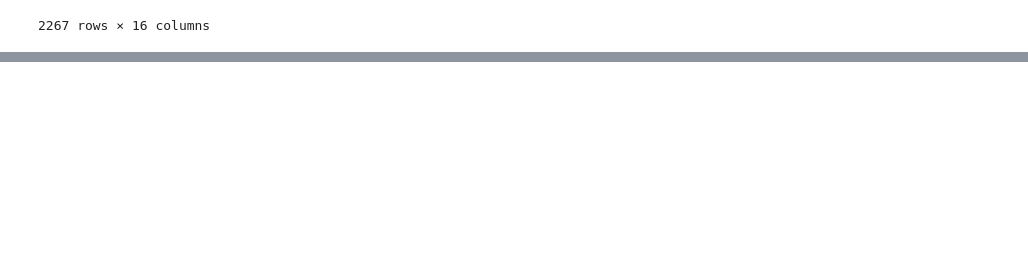
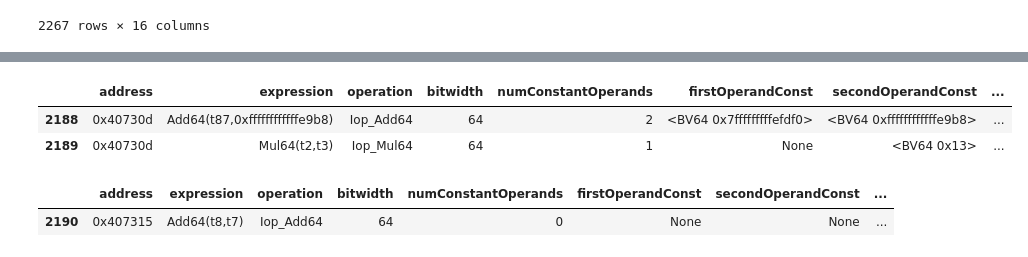
Before and after one commit to counter-optimization/checker, a Jupyter notebook: explore-comp-simp.ipynb, the cells around one changed output, grey strips where cells are left out. Saved outputs shown, nothing was run; the diff lists cells and outputs as text; code cells hidden in the pictures; blank space fills up the shorter version.

Commit message:
adds some more exploration stuff for validating the small bitwidth solver checker on curve22519 f51 fmul2

```diff
--- a/explore-comp-simp.ipynb
+++ b/explore-comp-simp.ipynb
@@ -45,0 +78,46 @@ memory usage: 190.5+ KB
+# %%
+"""
+Checking out
+   14 | ------ IMark(0x40730d, 8, 0) ------
+   15 | t87 = GET:I64(rbp)
+   16 | t86 = Add64(t87,0xffffffffffffe9b8)
+   17 | t5 = t86
+   18 | t2 = LDle:I64(t5)
+   19 | t3 = 0x0000000000000013
+   20 | t4 = Mul64(t2,t3)
+   21 | PUT(cc_op) = 0x0000000000000034
+   22 | PUT(cc_dep1) = t2
+   23 | PUT(cc_dep2) = t3
+   24 | PUT(rcx) = t4
+   25 | PUT(rip) = 0x0000000000407315
+   26 | ------ IMark(0x407315, 3, 0) ------
+   27 | t8 = GET:I64(rax)
+   28 | t7 = GET:I64(rcx)
+   29 | t6 = Add64(t8,t7)
+   30 | PUT(cc_op) = 0x0000000000000004
+   31 | PUT(cc_dep1) = t8
+   32 | PUT(cc_dep2) = t7
+   33 | PUT(rax) = t6
+   34 | PUT(rip) = 0x0000000000407318
+
+   which is
+
+    730d: 48 6b 8d b8 e9 ff ff 13      	imul	rcx, qword ptr [rbp - 5704], 19
+    7315: 48 01 c8                     	add	rax, rcx
+
+    which is
+      u64 l_10 = tmp0 + c4 * (u64)19U;
+
+    I want to see any CSV rows for address 0x40730d
+"""
+data[data["address"].str.match("0x40730d")]
+# %% [output]
+|  | address | expression | operation | bitwidth | numConstantOperands | firstOperandConst | secondOperandConst | ... |
+| 2188 | 0x40730d | Add64(t87,0xffffffffffffe9b8) | Iop_Add64 | 64 | 2 | <BV64 0x7fffffffffefdf0> | <BV64 0xffffffffffffe9b8> | ... |
+| 2189 | 0x40730d | Mul64(t2,t3) | Iop_Mul64 | 64 | 1 | None | <BV64 0x13> | ... |
+# %%
+# now the follow up insn at "0x407315"
+data[data["address"].str.match("0x407315")]
+# %% [output]
+|  | address | expression | operation | bitwidth | numConstantOperands | firstOperandConst | secondOperandConst | ... |
+| 2190 | 0x407315 | Add64(t8,t7) | Iop_Add64 | 64 | 0 | None | None | ... |
```
Also changed, not shown: parts of 4 cells of this notebook.
